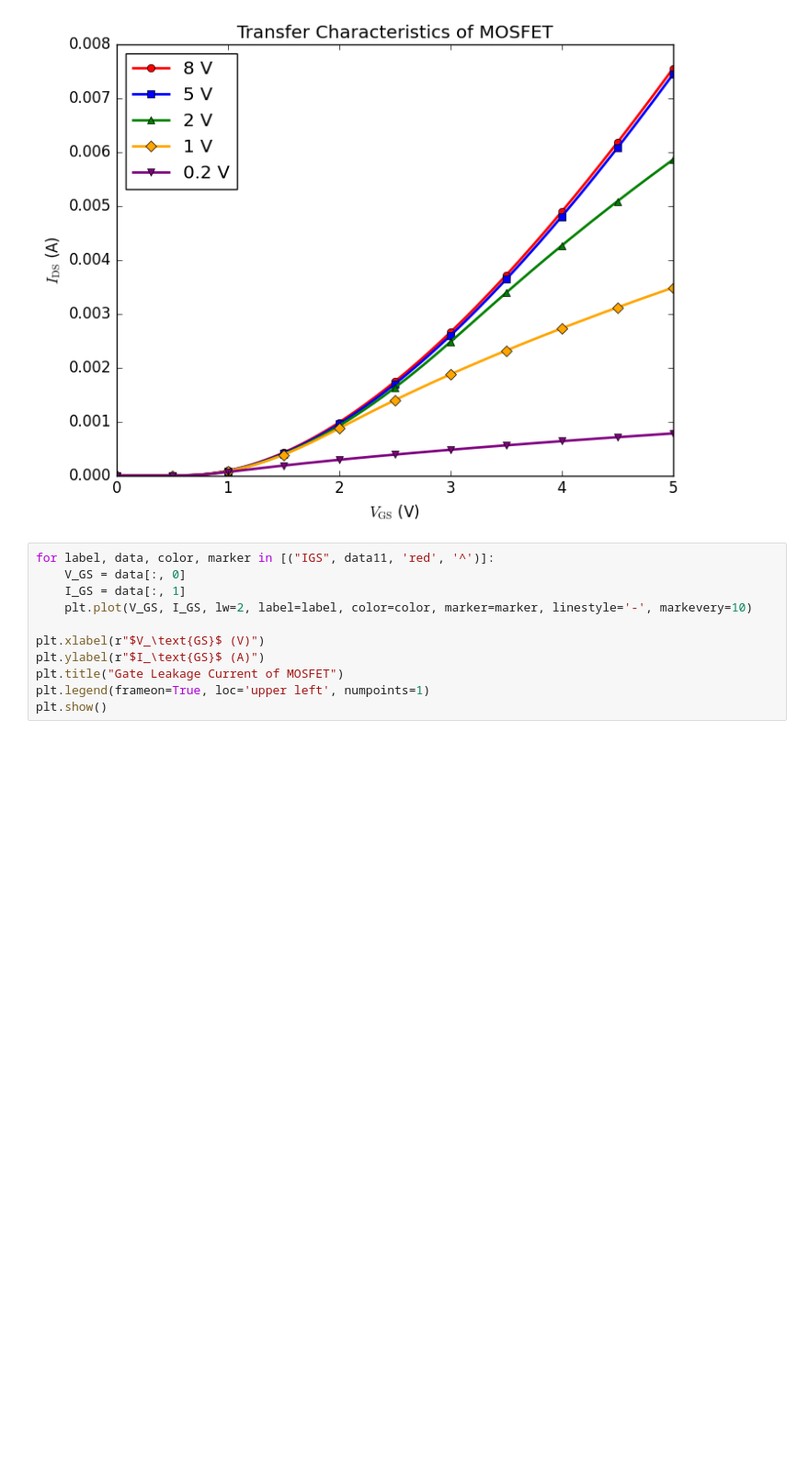
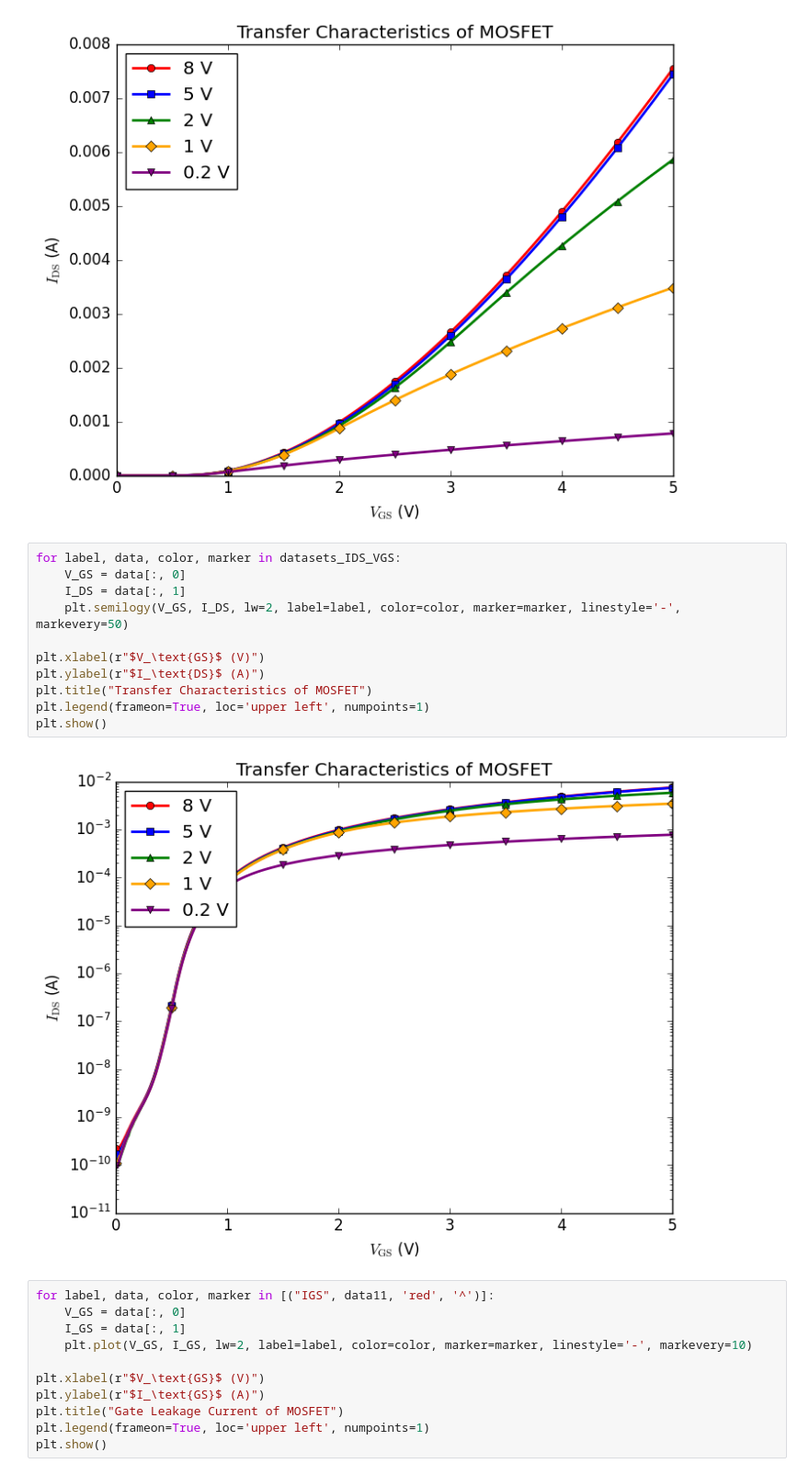
Before and after one commit to phamtrungkien8904/BachelorThesis, a Jupyter notebook: ALD1106/characterization-2.ipynb, the cells around one changed output. Shown at 92% size. Saved outputs shown, nothing was run; the diff lists cells and outputs as text; blank space fills up the shorter version.

```diff
--- a/ALD1106/characterization-2.ipynb
+++ b/ALD1106/characterization-2.ipynb
@@ -63,6 +63,19 @@ plt.legend(frameon=True, loc='upper left', numpoints=1)
 plt.show()
 # %% [output]
 [figure]
+# %%
+for label, data, color, marker in datasets_IDS_VGS:
+    V_GS = data[:, 0]
+    I_DS = data[:, 1]
+    plt.semilogy(V_GS, I_DS, lw=2, label=label, color=color, marker=marker, linestyle='-', markevery=50)
+
+plt.xlabel(r"$V_\text{GS}$ (V)")
+plt.ylabel(r"$I_\text{DS}$ (A)")
+plt.title("Transfer Characteristics of MOSFET")
+plt.legend(frameon=True, loc='upper left', numpoints=1)
+plt.show()
+# %% [output]
+[figure, added]
 # %%
 for label, data, color, marker in [("IGS", data11, 'red', '^')]:
     V_GS = data[:, 0]
```
Also changed, not shown: 5 other files.
